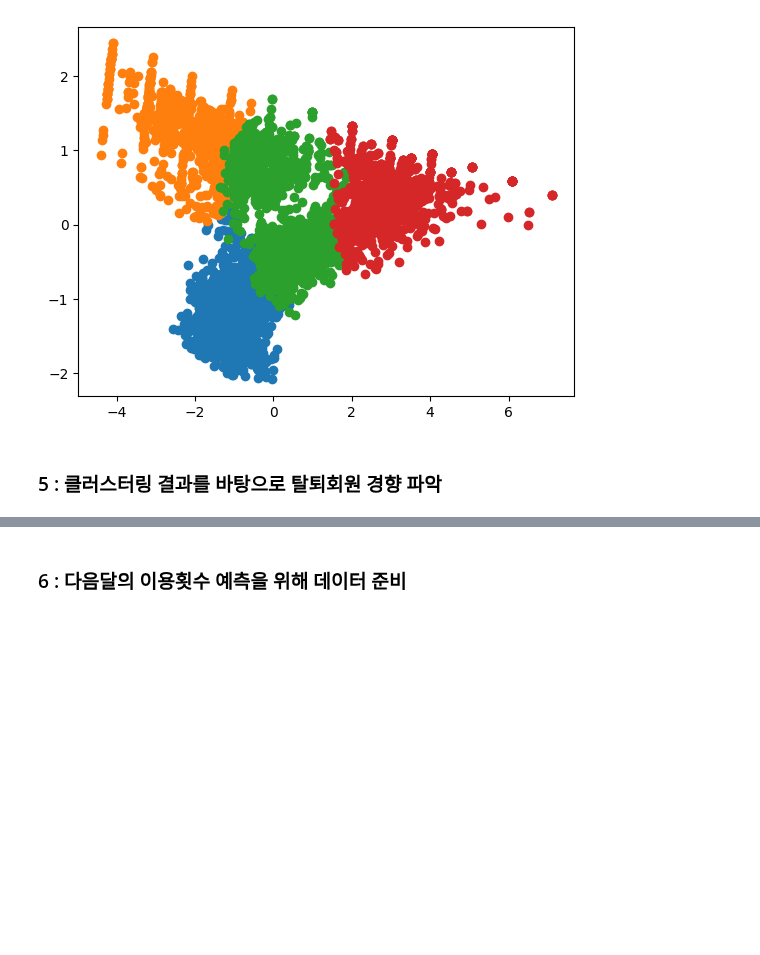
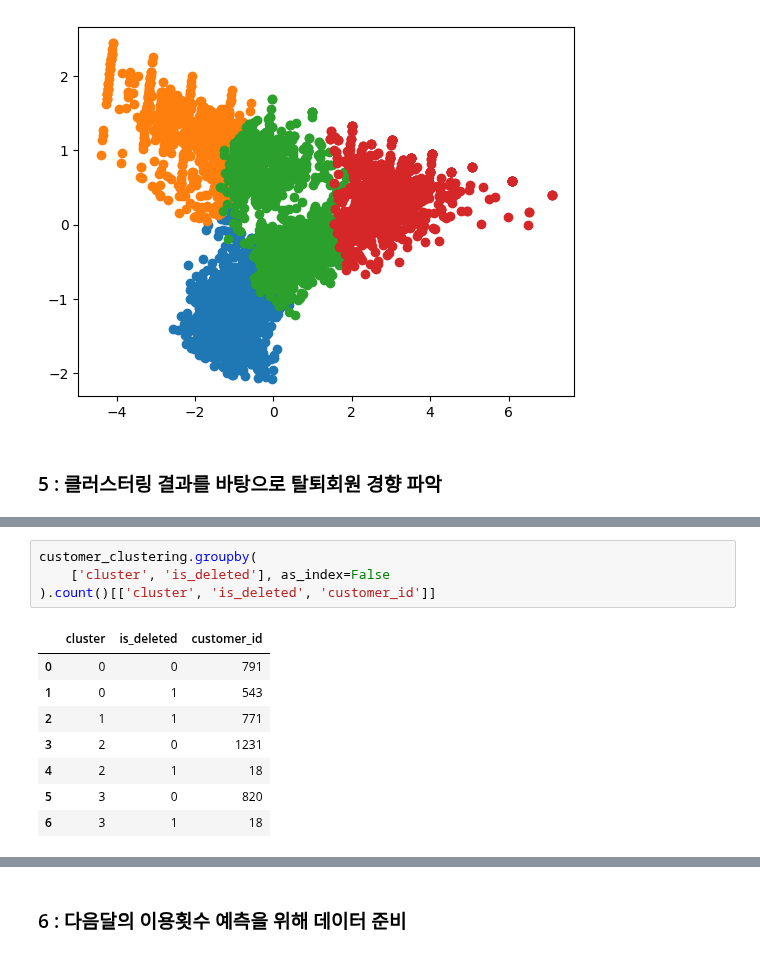
Before and after one commit to KHseo32/test, a Jupyter notebook: project01/03. 데이터 분석/04. Marketing/04.고객행동예측/01.고객행동예측.ipynb, the cells around one changed output, grey strips where cells are left out. Drawn from its saved outputs; the diff is of its cells as text; blank space fills up the shorter version.

```diff
--- a/project01/03. 데이터 분석/04. Marketing/04.고객행동예측/01.고객행동예측.ipynb
+++ b/project01/03. 데이터 분석/04. Marketing/04.고객행동예측/01.고객행동예측.ipynb
@@ -171,0 +178,13 @@ for i in customer_clustering['cluster'].unique():
+# %%
+customer_clustering.groupby(
+    ['cluster', 'is_deleted'], as_index=False
+).count()[['cluster', 'is_deleted', 'customer_id']]
+# %% [output]
+|  | cluster | is_deleted | customer_id |
+| 0 | 0 | 0 | 791 |
+| 1 | 0 | 1 | 543 |
+| 2 | 1 | 1 | 771 |
+| 3 | 2 | 0 | 1231 |
+| 4 | 2 | 1 | 18 |
+| 5 | 3 | 0 | 820 |
+| 6 | 3 | 1 | 18 |
```
Also changed, not shown: parts of 5 cells of this notebook.
